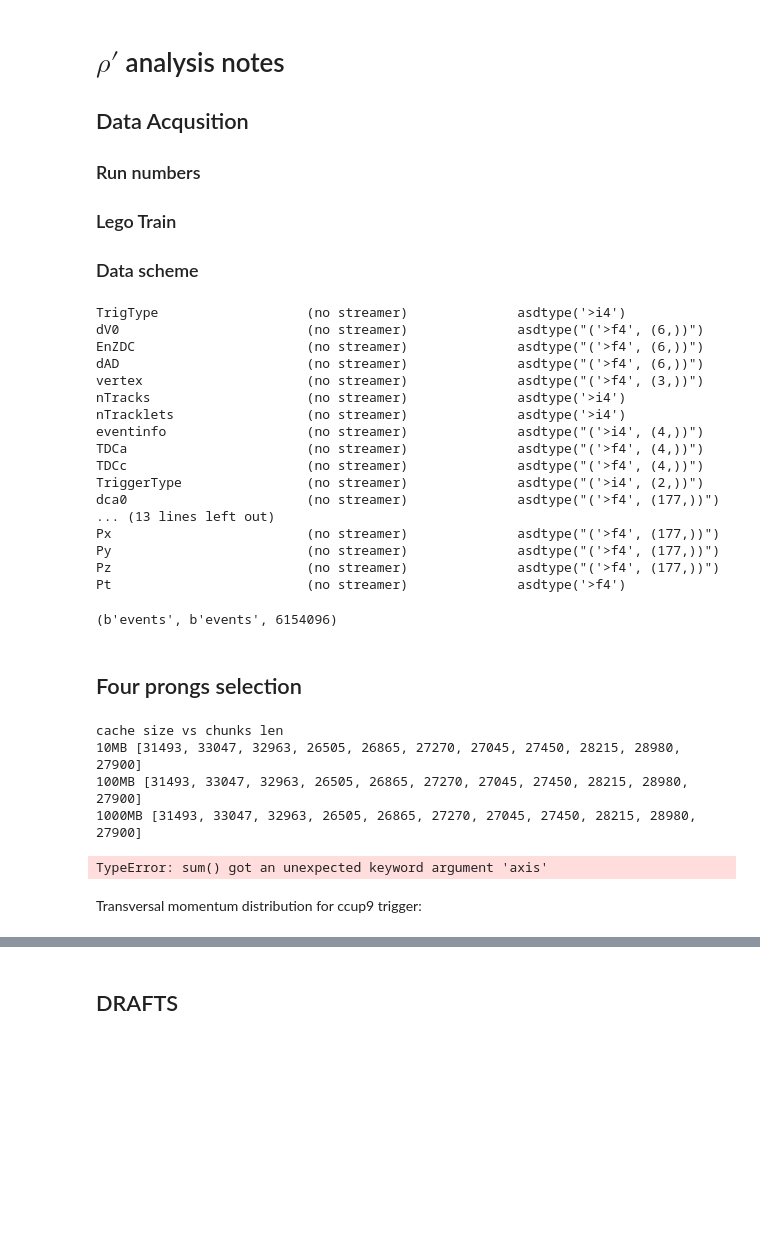
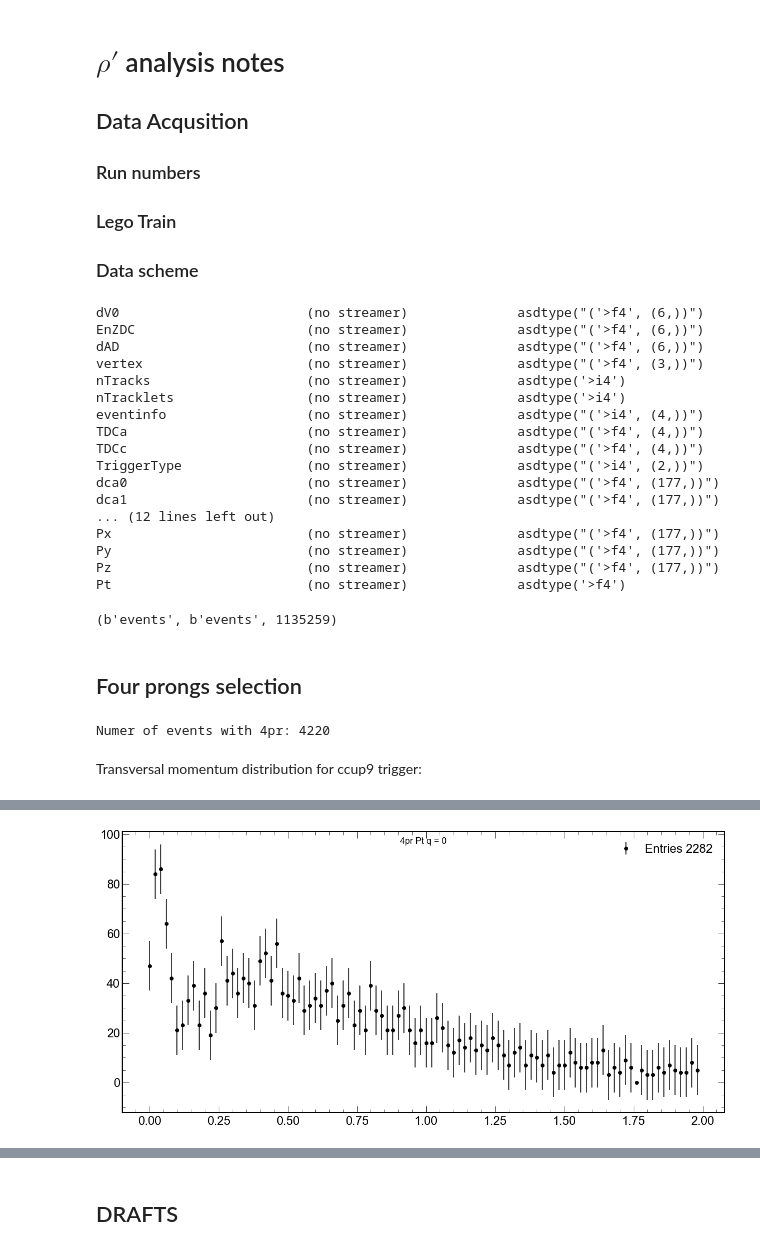
Before and after one commit to bdrum/cern-physics, a Jupyter notebook: notebooks/RhoPrime.ipynb, the cells around one changed output, grey strips where cells are left out. Drawn from its saved outputs; the diff is of its cells as text; code cells hidden in the pictures; blank space fills up the shorter version.

Commit message:
Test my data

```diff
--- a/notebooks/RhoPrime.ipynb
+++ b/notebooks/RhoPrime.ipynb
@@ -29,12 +29,13 @@ class UPCFiles:
     ccup30_2018_win =  r"D:\GoogleDrive\Job\cern\Alice\analysis\data\RhoPrime\2018\pvn\ccup30.sel.new.root"
     ccup31_2018_win =  r"D:\GoogleDrive\Job\cern\Alice\analysis\data\RhoPrime\2018\pvn\ccup31.sel.new.root"
 
-events = uproot.open(UPCFiles.ccup8_2015_win)['events']
+    ccup9_2015_my = r"D:\GoogleDrive\Job\cern\Alice\analysis\dev\grid\selection\RhoPrime\macro\AnalysisResults.root"
+
+events = uproot.open(UPCFiles.ccup9_2015_win)['events']
 entries = events.numentries
 events.show()
 events.name, events.title, events.numentries
 # %% [output]
-TrigType                   (no streamer)              asdtype('>i4')
 dV0                        (no streamer)              asdtype("('>f4', (6,))")
 EnZDC                      (no streamer)              asdtype("('>f4', (6,))")
 dAD                        (no streamer)              asdtype("('>f4', (6,))")
@@ -46,11 +47,12 @@ TDCa                       (no streamer)              asdtype("('>f4', (4,))")
 TDCc                       (no streamer)              asdtype("('>f4', (4,))")
 TriggerType                (no streamer)              asdtype("('>i4', (2,))")
 dca0                       (no streamer)              asdtype("('>f4', (177,))")
-... (13 lines left out)
+dca1                       (no streamer)              asdtype("('>f4', (177,))")
+... (12 lines left out)
 Px                         (no streamer)              asdtype("('>f4', (177,))")
 Py                         (no streamer)              asdtype("('>f4', (177,))")
 Pz                         (no streamer)              asdtype("('>f4', (177,))")
 Pt                         (no streamer)              asdtype('>f4')
-(b'events', b'events', 6154096)
+(b'events', b'events', 1135259)
 # %% [markdown]
 ## Four prongs selection
@@ -89,42 +59,47 @@ selected = itsl0 + itsl1
-# %%
-data = events.lazyarrays("*", entrystart=start, entrystop=stop, basketcache=uproot.cache.ThreadSafeArrayCache(10 * 1024**2))
-print ('cache size vs chunks len')
-print ("10MB", [data.HasPointOnITSLayer0.chunks[i].shape[0] for i in range(len(data.HasPointOnITSLayer0.chunks))])
-
-data = events.lazyarrays("*", entrystart=start, entrystop=stop, basketcache=uproot.cache.ThreadSafeArrayCache(100 * 1024**2))
-print ("100MB", [data.HasPointOnITSLayer0.chunks[i].shape[0] for i in range(len(data.HasPointOnITSLayer0.chunks))])
-
-data = events.lazyarrays("*", entrystart=start, entrystop=stop, basketcache=uproot.cache.ThreadSafeArrayCache(1000 * 1024**2))
-print ("1000MB", [data.HasPointOnITSLayer0.chunks[i].shape[0] for i in range(len(data.HasPointOnITSLayer0.chunks))])
-# %% [output]
-cache size vs chunks len
-10MB [31493, 33047, 32963, 26505, 26865, 27270, 27045, 27450, 28215, 28980, 27900]
-100MB [31493, 33047, 32963, 26505, 26865, 27270, 27045, 27450, 28215, 28980, 27900]
-1000MB [31493, 33047, 32963, 26505, 26865, 27270, 27045, 27450, 28215, 28980, 27900]
 # %%
+start = 0
+stop  = 300000
+itsl0 = events.array("HasPointOnITSLayer0", entrystart=start, entrystop=stop)
+itsl1 = events.array("HasPointOnITSLayer1", entrystart=start, entrystop=stop)
+tpcref = events.array("StatusAndTPCRefit", entrystart=start, entrystop=stop)
+itcref = events.array("StatusAndITSRefit", entrystart=start, entrystop=stop)
+dca0 = events.array("dca0", entrystart=start, entrystop=stop)
+dca1 = events.array("dca1", entrystart=start, entrystop=stop)
+tpcncls = events.array("TPCNcls", entrystart=start, entrystop=stop)
+sigmtpcpion = events.array("NumberOfSigmasTPCPion", entrystart=start, entrystop=stop)
+pt = events.array("Pt", entrystart=start, entrystop=stop)
+px = events.array("Px", entrystart=start, entrystop=stop)
+py = events.array("Py", entrystart=start, entrystop=stop)
+pz = events.array("Pz", entrystart=start, entrystop=stop)
+q = events.array("charge", entrystart=start, entrystop=stop)
+entries = len(q)
 # TODO: why tpcref freq value is 64?
+select = ((itsl0 == 1) + (itsl1 == 1)) * (tpcref > 0) * (itcref > 0) * ((np.abs(dca0) < 3) + (np.abs(dca1) < 3)) * (tpcncls > 50) * (np.abs(sigmtpcpion) < 3)
 
-GoodEvents = np.argwhere(np.sum(selected,axis=1)==4)
-GoodTracks = np.argwhere(selected[GoodEvents.flatten()]==True).reshape(len(GoodEvents),8)
+GoodEvents = np.argwhere(np.sum(select,axis=1)==4)
+GoodTracks = np.argwhere(select[GoodEvents.flatten()]==True).reshape(len(GoodEvents),8)
 GoodEventsAndTracks = np.append(GoodEvents,GoodTracks[:,1:len(GoodTracks):2], axis=1) # array([[ 389,    2,    3,    5,    7],...])
 GoodEventsNumber = GoodEventsAndTracks[:,0]
 GoodTracksNum = GoodEventsAndTracks[:,1:]
 print(f'Numer of events with 4pr: {len(GoodEventsNumber)}')
 # %% [output]
-TypeError: sum() got an unexpected keyword argument 'axis'
+Numer of events with 4pr: 4220
 # %% [markdown]
 Transversal momentum distribution for ccup9 trigger:
 # %%
 pxg = px[GoodEventsNumber][select[np.sum(select,axis=1)==4,:]].reshape(len(GoodEventsNumber),4)
 pyg = py[GoodEventsNumber][select[np.sum(select,axis=1)==4,:]].reshape(len(GoodEventsNumber),4)
+pzg = pz[GoodEventsNumber][select[np.sum(select,axis=1)==4,:]].reshape(len(GoodEventsNumber),4)
+
 goodCharges = q[GoodEventsNumber][select[np.sum(select,axis=1)==4,:]].reshape(len(GoodEventsNumber),4)
 goodChargesEventNumbers = np.argwhere(np.sum(goodCharges,axis=1)==0)
 ptMy = np.sqrt(np.sum(np.add(np.sum(pxg[goodChargesEventNumbers], axis=2)**2, np.sum(pyg[goodChargesEventNumbers], axis=2)**2),axis=1))
 counts, bins = np.histogram(ptMy,bins=100, range=(0,2))
-fig = plt.figure(figsize=(20, 10))
+fig = plt.figure(figsize=(15, 7))
 ax = fig.add_axes([0,0,1,1])
 fig.suptitle('4pr Pt q = 0', fontsize=16)
 plt.style.use(hep.style.ROOT)
-ax.errorbar(bins[:-1],counts, 10 * counts \\ counts,fmt='o', color='black',label=f'Entries {np.sum(counts)}')
+ax.errorbar(bins[:-1],counts, 10 * counts // counts,fmt='o', color='black',label=f'Entries {np.sum(counts)}')
+
 ax.legend()
 # %% [output]
@@ -131,0 +107 @@ SyntaxError: unexpected character after line continuation character (<ipython-in
+[figure, added]
```
Also changed, not shown: parts of 14 cells of this notebook.
